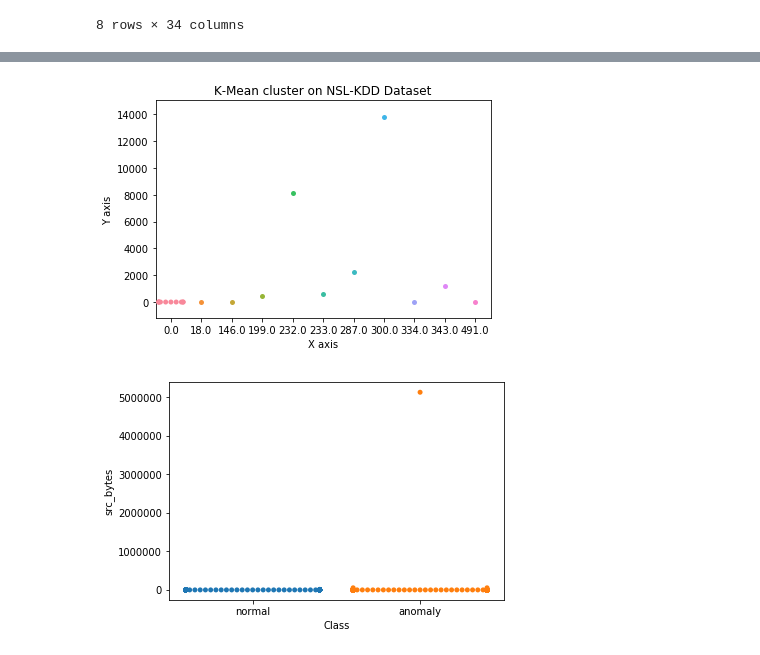
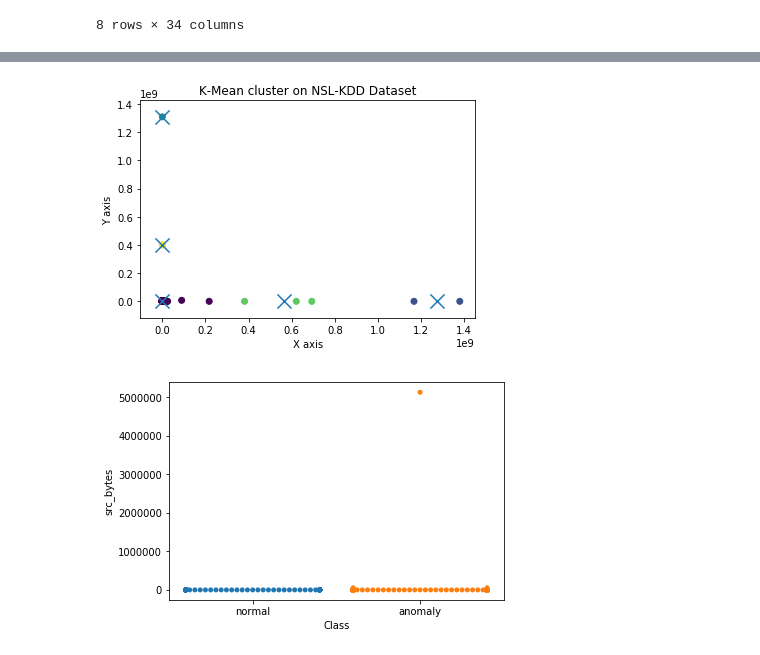
Before and after one commit to BaiKongQue/CSCI-191T_Security_Group, a Jupyter notebook: Security Group Project.ipynb, the cells around one changed output, grey strips where cells are left out. Cells and saved outputs as stored; diff of their text form; code cells hidden in the pictures.

```diff
--- a/Security Group Project.ipynb
+++ b/Security Group Project.ipynb
@@ -16,8 +16,8 @@ def k_mean(K, dataset, title="K-Mean Cluster Plot", xLabel="X axis", yLabel="Y a
     centroids = k_model.cluster_centers_
 
     %matplotlib inline
-    #plt.scatter(dataset.iloc[:,0], dataset.iloc[:,1], c=y_pred)
-    sns.swarmplot(x=dataset.iloc[:,0], y=dataset.iloc[:,1], data=dataset)
+    plt.scatter(dataset.iloc[:,0], dataset.iloc[:,1], c=y_pred)
+#     sns.swarmplot(x=dataset.iloc[:,0], y=dataset.iloc[:,1], data=dataset)
     plt.scatter(centroids[:,0],centroids[:,1], marker='x', s = 200, linewidths=2)
     plt.xlabel(xLabel)
     plt.ylabel(yLabel)
@@ -91,10 +94,7 @@ find_k_graph(10, kddData)
 # %%
-feat = ['src_bytes', 'dst_bytes', 'num_failed_logins', 'logged_in', 'num_compromised',
-            'root_shell', 'su_attempted', 'num_root', 'num_file_creations', 'num_shells',
-            'num_access_files', 'num_outbound_cmds']
-k_mean(4, kddDF[feat][:20], "K-Mean cluster on NSL-KDD Dataset")
+k_mean(5, kddDF[feat], "K-Mean cluster on NSL-KDD Dataset")
 # %% [output]
-[figure, old version]
+[figure, new version]
 # %%
 swarm_all(kddData[:500], "Class")
 # %% [output]
```
Also changed, not shown: parts of 5 cells of this notebook, 1 other file.
